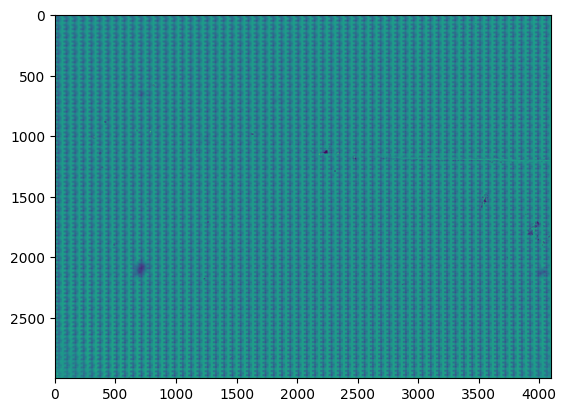
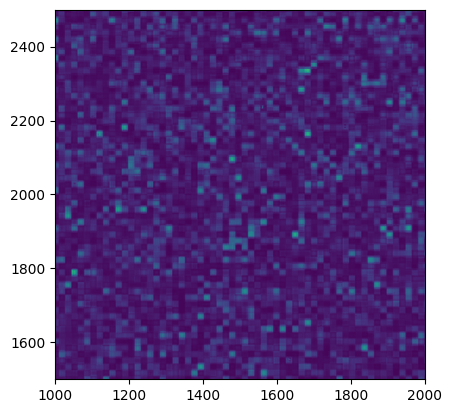
The change to this notebook cell's code, shown as a diff; its figure went from the first image to the second:
--- before
+++ after
@@ -1,3 +1,3 @@
-plt.imshow(img[20,...]/img_ref[20, ...])
-# plt.xlim([1000, 2000])
-# plt.ylim([1500, 2500])
+plt.imshow(img[6,...])
+plt.xlim([1000, 2000])
+plt.ylim([1500, 2500])

Commit: new settings